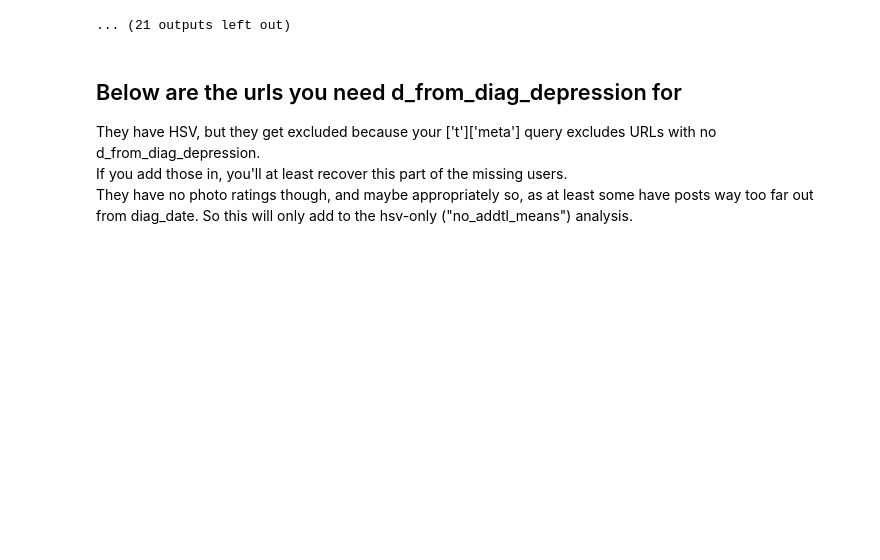
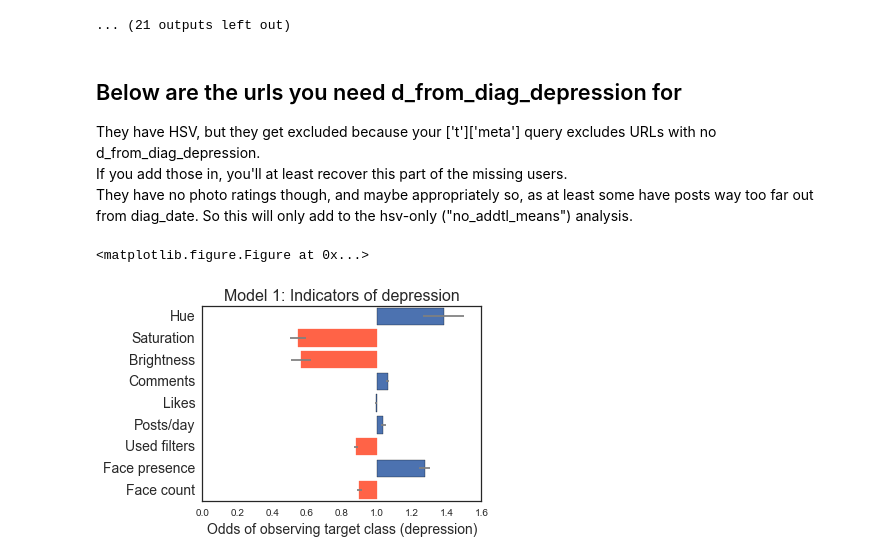
Before and after one commit to andrewreece/predicthealth, a Jupyter notebook: eda-instagram.ipynb, the cells around one changed output. Saved outputs shown, nothing was run; the diff lists cells and outputs as text; code cells hidden in the pictures; blank space fills up the shorter version.

```diff
--- a/eda-instagram.ipynb
+++ b/eda-instagram.ipynb
@@ -591,0 +648,28 @@ conn.commit()
+# %%
+or_df = pd.DataFrame(np.array([fields, oddsdata[part]['plot_odds'], oddsdata[part]['plot_err']]).T,
+                     columns=['field','coef','stderr'] )
+or_df.coef = or_df.coef.astype(float)
+or_df.stderr = or_df.stderr.astype(float)
+or_df['idx'] = or_df.index.values
+
+plt.figure(figsize=(3,8))
+fig, ax = plt.subplots(figsize=(5,3.5))
+b = plt.barh(or_df.idx+.1, or_df.coef, xerr=or_df.stderr, ecolor='gray', left=1.)
+
+pos = np.arange(len(fields)) +.5
+
+plt.xlabel('Odds of observing target class (depression)', fontsize=14)
+plt.xlim([0,oddsdata[part]['barmax']])
+ax.set_yticks(pos)
+#ax.set_xticklabels(fields,rotation=60,ha='left',fontsize=12)
+ax.set_yticklabels(fields,fontsize=14)
+
+b[1].set_color('tomato')
+b[2].set_color('tomato')
+b[6].set_color('tomato')
+b[8].set_color('tomato')
+plt.title('Model {}: Indicators of depression'.format(part), fontsize=16)
+plt.gca().invert_yaxis()
+# %% [output]
+<matplotlib.figure.Figure at 0x...>
+[figure, added]
```
Also changed, not shown: parts of 7 cells of this notebook, 2 other files.
